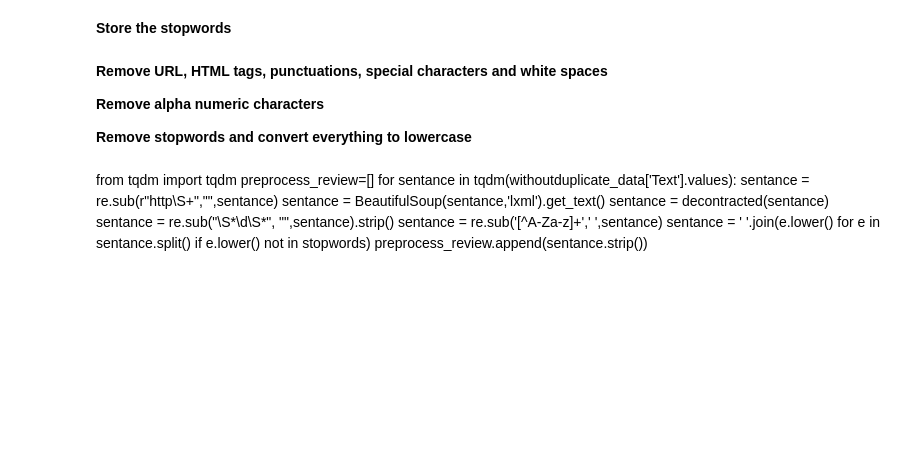
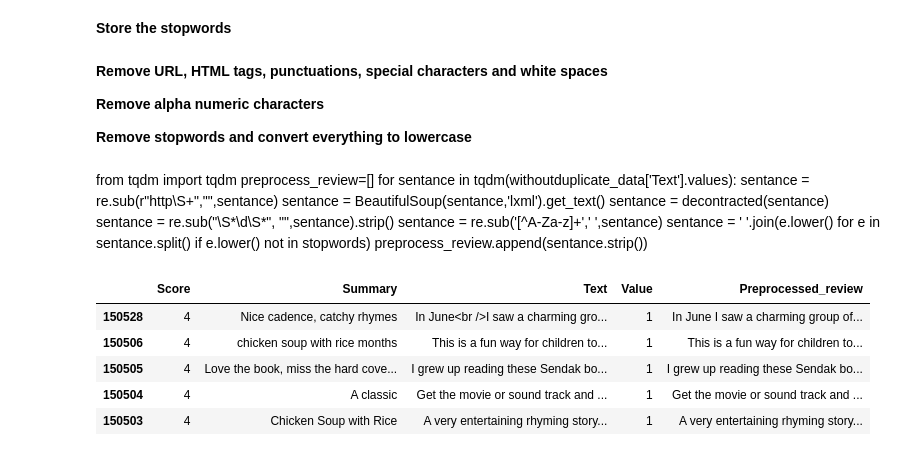
Before and after one commit to gyan-krishna/Amazon_food_review, a Jupyter notebook: 1. Pre processing.ipynb, the cells around one changed output. Drawn from its saved outputs; the diff is of its cells as text; code cells hidden in the pictures; blank space fills up the shorter version.

```diff
--- a/1. Pre processing.ipynb
+++ b/1. Pre processing.ipynb
@@ -185,6 +185,21 @@ for sentance in tqdm(withoutduplicate_data['Text'].values):
   sentance = re.sub('[^A-Za-z]+',' ',sentance)
   sentance = ' '.join(e.lower() for e in sentance.split() if e.lower() not in stopwords)
   preprocess_review.append(sentance.strip())
+# %%
+import re
+def remove_html_tags(sentance):
+  clean=re.compile('<.*?>')
+  sentance=re.sub(clean,' ',sentance)
+  return sentance
+data['Preprocessed_review']=data['Text'].apply(remove_html_tags)
+data.head(5)
+# %% [output]
+|  | Score | Summary | Text | Value | Preprocessed_review |
+| 150528 | 4 | Nice cadence, catchy rhymes | In June<br />I saw a charming gro... | 1 | In June I saw a charming group of... |
+| 150506 | 4 | chicken soup with rice months | This is a fun way for children to... | 1 | This is a fun way for children to... |
+| 150505 | 4 | Love the book, miss the hard cove... | I grew up reading these Sendak bo... | 1 | I grew up reading these Sendak bo... |
+| 150504 | 4 | A classic | Get the movie or sound track and ... | 1 | Get the movie or sound track and ... |
+| 150503 | 4 | Chicken Soup with Rice | A very entertaining rhyming story... | 1 | A very entertaining rhyming story... |
 # %%
 def preprocess(sentance):
   sentance = re.sub(r"http\S+"," ",sentance)
```
Also changed, not shown: parts of 2 cells of this notebook, 33 other files.
